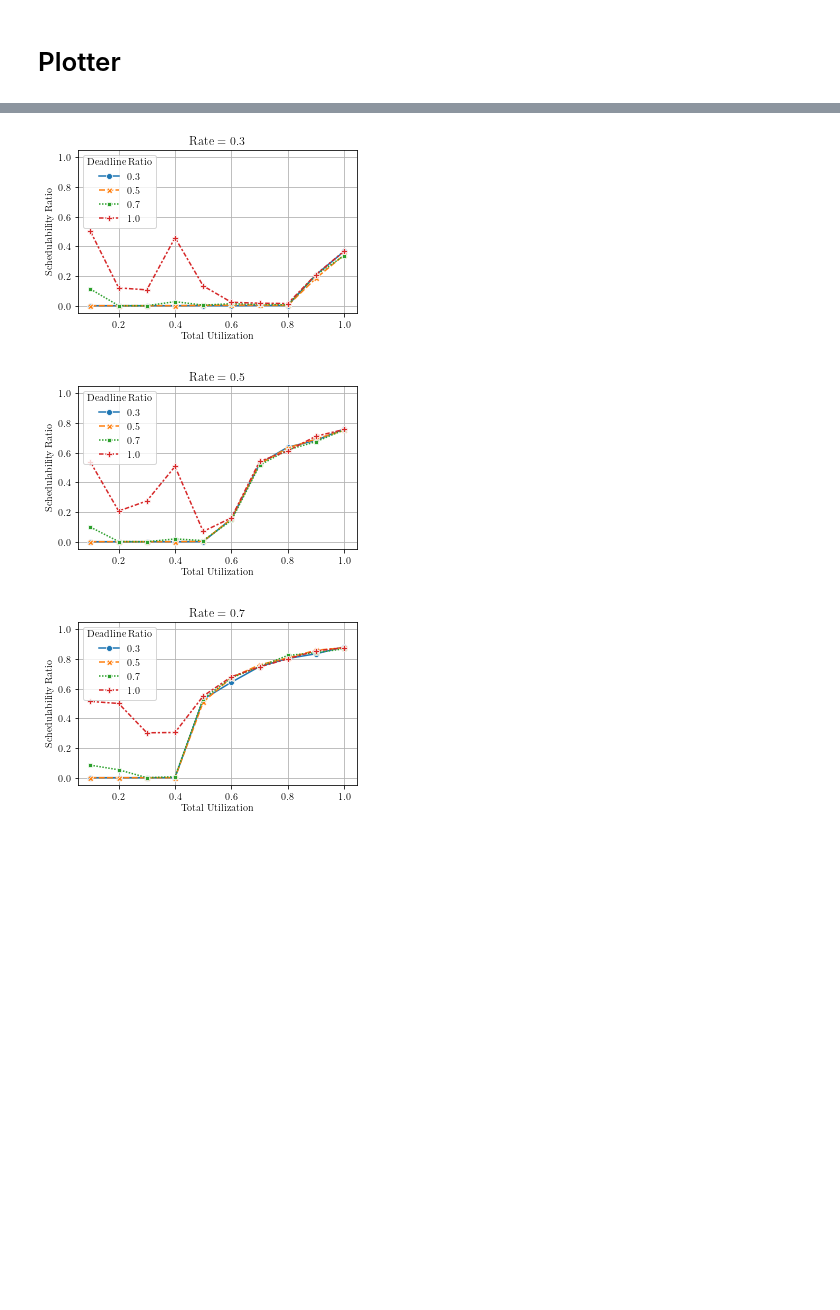
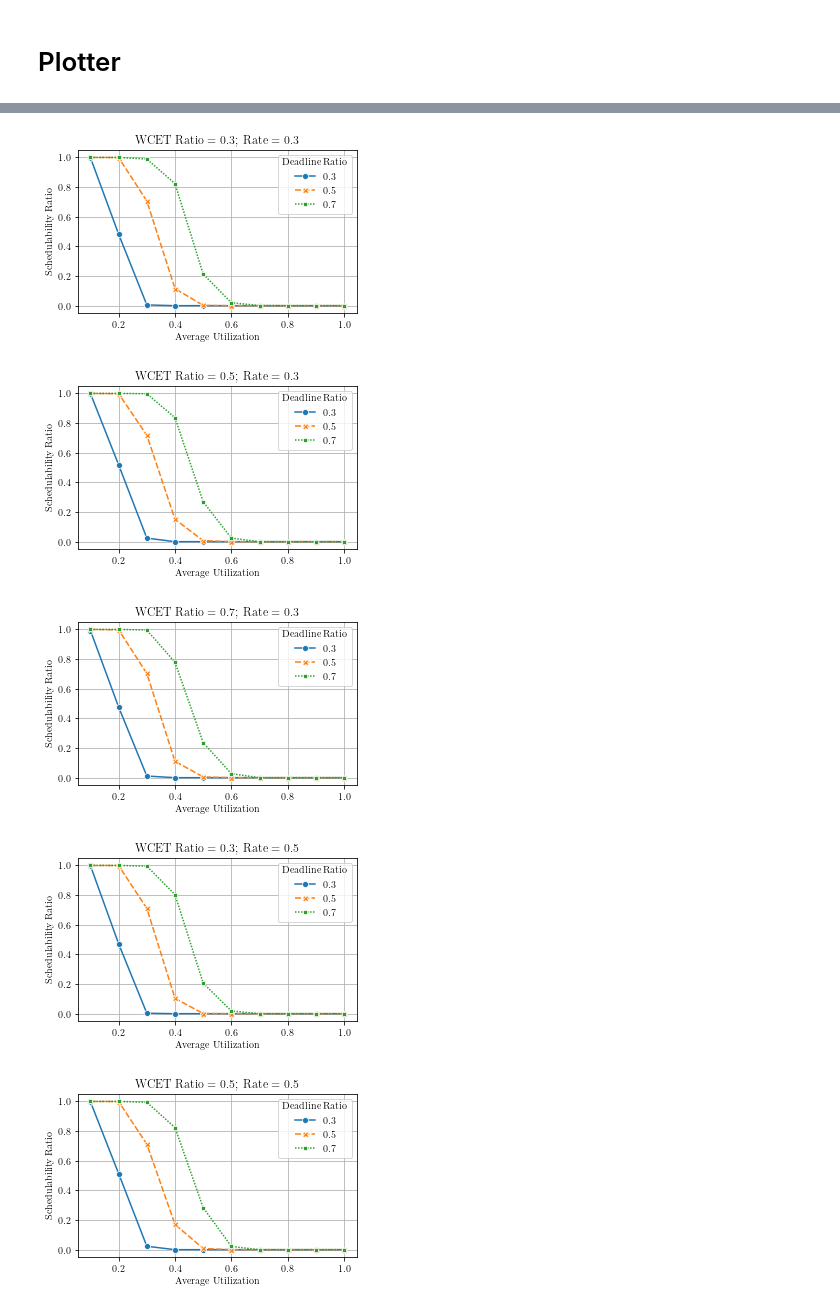
Before and after one commit to sudharsan-ucf/MC-Budget, a Jupyter notebook: plotUtility.ipynb, the cells around one changed output, grey strips where cells are left out. Drawn from its saved outputs; the diff is of its cells as text; code cells hidden in the pictures; blank space fills up the shorter version.

```diff
--- a/plotUtility.ipynb
+++ b/plotUtility.ipynb
@@ -22,3 +22,5 @@ rcParams['text.usetex'] = True
 dirPathPlot = os.path.join(os.getcwd(), 'plots')
 if not os.path.isdir(dirPathPlot):
     os.mkdir(dirPathPlot)
+
+PLOT_PNG = True
@@ -74,47 +74,56 @@ for categoryIndex in range(numPlots):
 # %%
 masterData = Plotter()
 masterData = masterData.database.assign(scheduleSuccess=masterData.database["Scaling Factor"]>=0)
 
+
 # index = X Axis; columns = Parameter Varied; values = Y Axis
-pIndex = "Total Utilization"
+pPlots = "Rate"
+pIndex = "Average Utilization"
 pColumns = "Deadline Ratio"
 pValues = "Schedulability Ratio"
-pCategory = "Rate"
+pCategory = "WCET Ratio"
 
-successGB = masterData.groupby(by=[pCategory, pColumns, pIndex])["scheduleSuccess"]
 
-resultsDF = successGB.sum().to_frame()
-resultsDF = resultsDF.assign(scheduleTotal=successGB.count())
-resultsDF = resultsDF.assign(scheduleRatio=lambda x: x.scheduleSuccess/x.scheduleTotal)
-resultsDF.rename(columns = {'scheduleSuccess':'Schedule Success', 'scheduleTotal':'Schedule Total', 'scheduleRatio':pValues}, inplace = True)
-resultsDF = resultsDF.reset_index()
+for plotIndex in masterData[pPlots].unique():
+    # successGB = masterData.groupby(by=[pCategory, pColumns, pIndex])["scheduleSuccess"]
+    successGB = masterData[masterData[pPlots] == plotIndex].groupby(by=[pCategory, pColumns, pIndex])["scheduleSuccess"]
+    resultsDF = successGB.sum().to_frame()
+    resultsDF = resultsDF.assign(scheduleTotal=successGB.count())
+    resultsDF = resultsDF.assign(scheduleRatio=lambda x: x.scheduleSuccess/x.scheduleTotal)
+    resultsDF.rename(columns = {'scheduleSuccess':'Schedule Success', 'scheduleTotal':'Schedule Total', 'scheduleRatio':pValues}, inplace = True)
+    resultsDF = resultsDF.reset_index()
 
-cColumns = resultsDF[pCategory].unique()
-numPlots = len(cColumns)
+    cColumns = resultsDF[pCategory].unique()
+    numPlots = len(cColumns)
 
-for categoryIndex in range(numPlots):
-    fig, ax = plt.subplots(figsize=(5, 3))
-    plotData = resultsDF[resultsDF[pCategory] == cColumns[categoryIndex]].pivot(index=pIndex, columns=pColumns, values=pValues)
-    seaborn.lineplot(
-        data = plotData,
-        ax = ax,
-        markers = True,
-        legend = False)
-    ax.grid(True)
-    ax.set_ylim((-0.05, 1.05))
-    ax.set_ylabel(pValues)
-    ax.set_title('{:} = {:}'.format(pCategory, cColumns[categoryIndex]))
-    ax.legend(
-        labels = resultsDF[pColumns].unique(),
-        loc="upper left",
-        title=pColumns)
+    for categoryIndex in range(numPlots):
+        fig, ax = plt.subplots(figsize=(5, 3))
+        plotData = resultsDF[resultsDF[pCategory] == cColumns[categoryIndex]].pivot(index=pIndex, columns=pColumns, values=pValues)
+        seaborn.lineplot(
+            data = plotData,
+            ax = ax,
+            markers = True,
+            legend = False)
+        ax.grid(True)
+        ax.set_ylim((-0.05, 1.05))
+        ax.set_ylabel(pValues)
+        ax.set_title('{:} = {:}; {:} = {:}'.format(pCategory, cColumns[categoryIndex], pPlots, plotIndex))
+        ax.legend(
+            labels = resultsDF[pColumns].unique(),
+            loc="upper right",
+            title=pColumns)
 
-    fileNamePlot = '{:}_{:}_{:02d}.pdf'.format(pColumns,pCategory,int(cColumns[categoryIndex]*10)).replace(" ", "")
-    fig.savefig(
-        fname = os.path.join(dirPathPlot, fileNamePlot),
-        bbox_inches = "tight",
-        dpi = 600)
+        if PLOT_PNG:
+            fileNamePlot = '{:}_{:}_{:02d}_{:}_{:02d}.png'.format(pColumns,pCategory,int(cColumns[categoryIndex]*10),pPlots,int(plotIndex*10)).replace(" ", "")
+        else:
+            fileNamePlot = '{:}_{:}_{:02d}_{:}_{:02d}.pdf'.format(pColumns,pCategory,int(cColumns[categoryIndex]*10),pPlots,int(plotIndex*10)).replace(" ", "")
+        fig.savefig(
+            fname = os.path.join(dirPathPlot, fileNamePlot),
+            bbox_inches = "tight",
+            dpi = 600)
 # %% [output]
-[figure, old version]
+[figure, new version]
-[figure, old version]
+[figure, new version]
-[figure, old version]
+[figure, new version]
+[figure, added]
+[figure, added]
```
Also changed, not shown: parts of 6 cells of this notebook, 3 other files.
